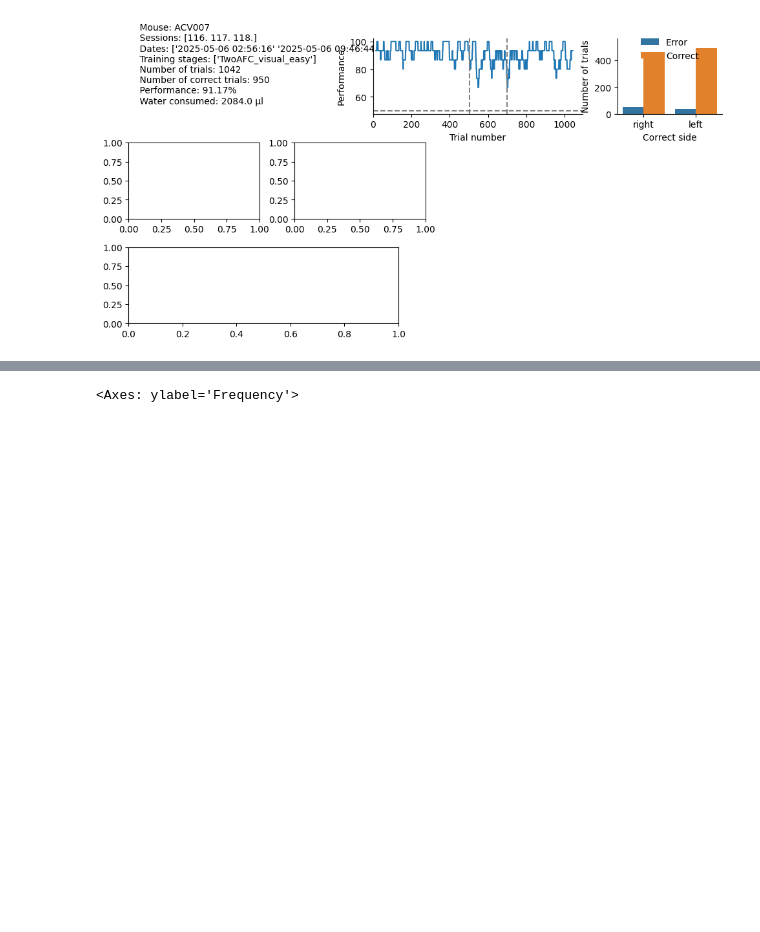
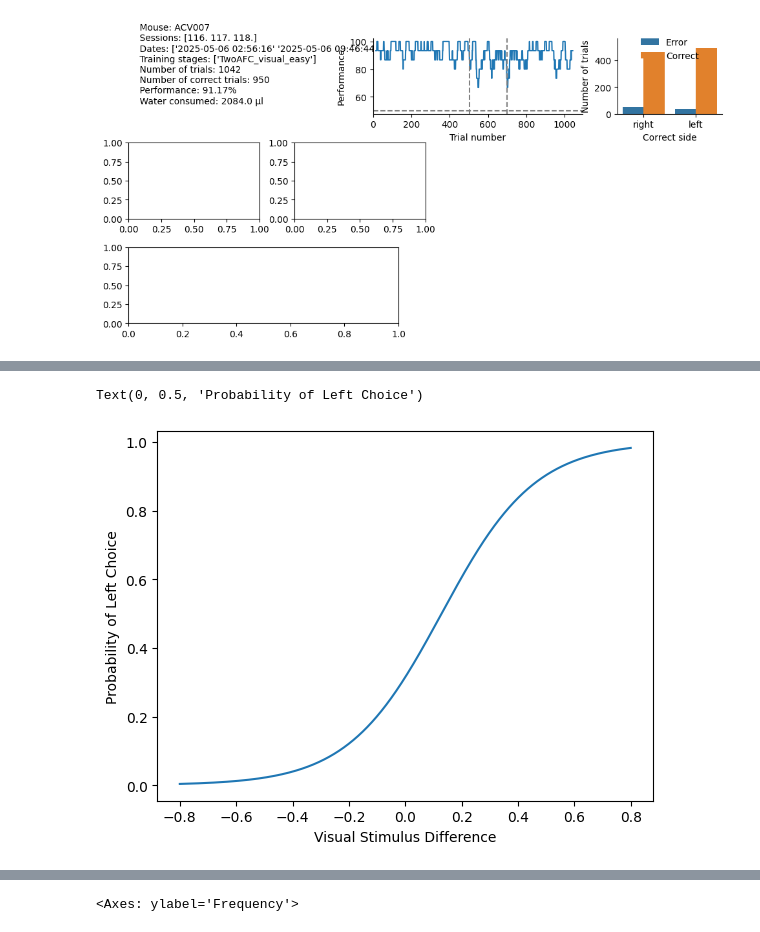
Before and after one commit to LearningCircuitsLab/lecilab-behavior-analysis, a Jupyter notebook: lecilab_behavior_analysis/plot_testing.ipynb, the cells around one changed output, grey strips where cells are left out. Cells and saved outputs as stored; diff of their text form; code cells hidden in the pictures; blank space fills up the shorter version.

Commit message:
psychometric curve

```diff
--- a/lecilab_behavior_analysis/plot_testing.ipynb
+++ b/lecilab_behavior_analysis/plot_testing.ipynb
@@ -181,0 +104,12 @@ plt.show()
+# %%
+df_test['visual_stimulus_devi'] = df_test['visual_stimulus'].apply(lambda x: abs(round(eval(x)[0] / eval(x)[1], 4)))
+# df_test['visual_stimulus_devi'] = df_test.apply(
+#     lambda row: row['visual_stimulus_devi'] if row['correct_side'] == 'left' else -row['visual_stimulus_devi'],
+#     axis=1
+# )
+df_test['visual_stimulus_diff'] = df_test['visual_stimulus'].apply(lambda x: abs(eval(x)[0] - eval(x)[1]))
+df_test['visual_stimulus_diff'] = df_test.apply(
+    lambda row: row['visual_stimulus_diff'] if row['correct_side'] == 'left' else -row['visual_stimulus_diff'],
+    axis=1
+)
+df_test['left_choice'] = np.where((df_test['correct_side'] == 'left') & (df_test['correct'] == True), 1, 0)
@@ -181,0 +137,14 @@ plt.show()
+# %%
+df_test_sorted = df_test.sort_values(by='visual_stimulus_diff')
+X = df_test_sorted['visual_stimulus_diff'].values.reshape(-1, 1)
+y = df_test_sorted['left_choice'].values.astype(int)
+model = LogisticRegression()
+model.fit(X, y)
+y_pred = model.predict(X)
+y_prob = model.predict_proba(X)[:, 1]
+plt.plot(X, y_prob)
+plt.xlabel("Visual Stimulus Difference")
+plt.ylabel("Probability of Left Choice")
+# %% [output]
+Text(0, 0.5, 'Probability of Left Choice')
+[figure, added]
```
Also changed, not shown: parts of 8 cells of this notebook.
